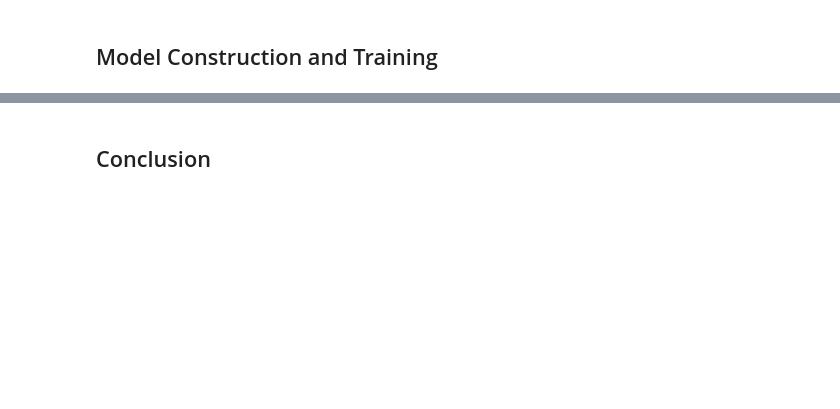
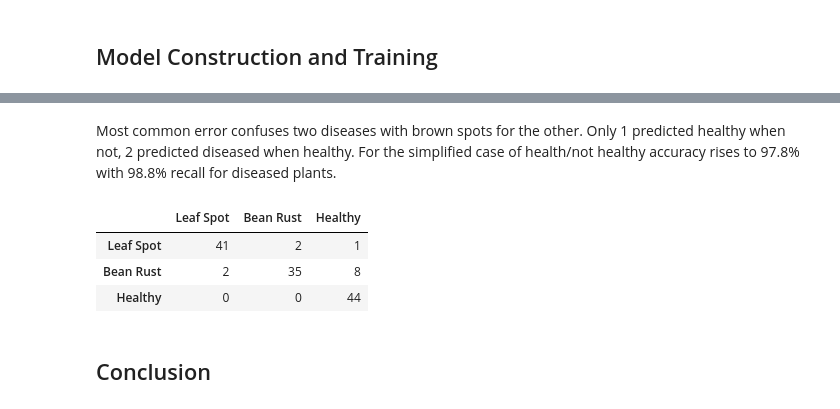
Before and after one commit to smaslo2/BeanClassification, a Jupyter notebook: beans.ipynb, the cells around one changed output, grey strips where cells are left out. Drawn from its saved outputs; the diff is of its cells as text; code cells hidden in the pictures; blank space fills up the shorter version.

Commit message:
Kaggle Notebook | Beans | Version 4

```diff
--- a/beans.ipynb
+++ b/beans.ipynb
@@ -180,0 +194,6 @@ plt.show()
+# %%
+ds_val = ds_validation.batch(1)
+y_pred = model.predict(ds_val)
+y_pred_labels = np.argmax(y_pred, axis=1)
+y_true = pd.Series([label for image, label in tfds.as_numpy(ds_validation)])
+print(f'accuracy: {accuracy_score(y_true, y_pred_labels)}')
@@ -181,2 +203,13 @@ plt.show()
+# %% [markdown]
+Most common error confuses two diseases with brown spots for the other.  Only 1 predicted healthy when not, 2 predicted diseased when healthy.  For the simplified case of health/not healthy accuracy rises to 97.8% with 98.8% recall for diseased plants.
+# %%
+conf_matrix = pd.DataFrame(confusion_matrix(y_true, y_pred_labels))
+conf_matrix = conf_matrix.rename(index=label_conversion, columns=label_conversion)
+display(conf_matrix)
+# %% [output]
+|  | Leaf Spot | Bean Rust | Healthy |
+| Leaf Spot | 41 | 2 | 1 |
+| Bean Rust | 2 | 35 | 8 |
+| Healthy | 0 | 0 | 44 |
 # %% [markdown]
 ## Conclusion
```
Also changed, not shown: parts of 17 cells of this notebook.
